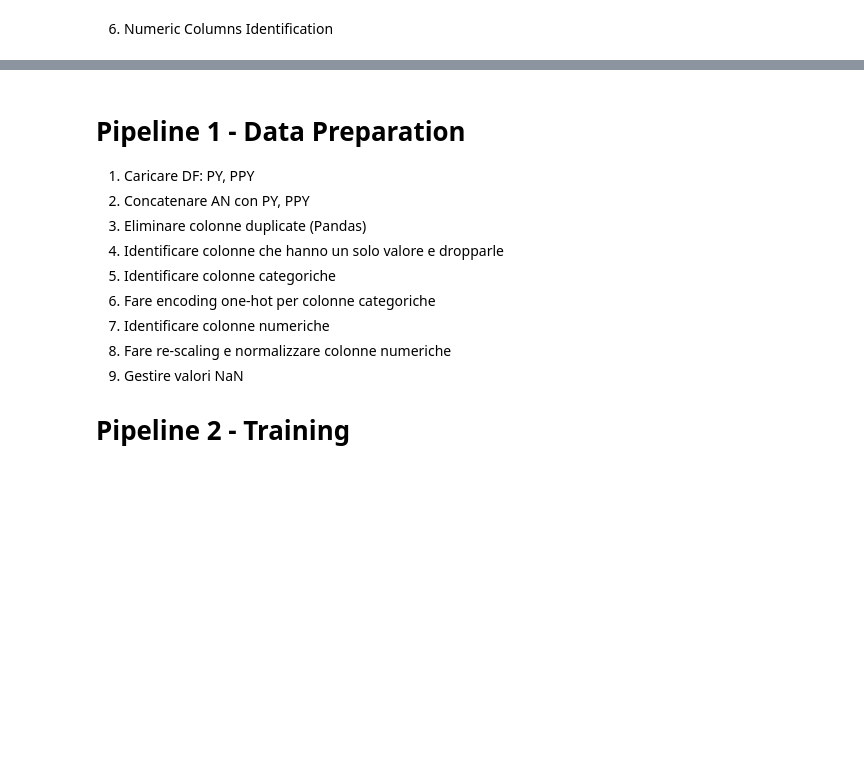
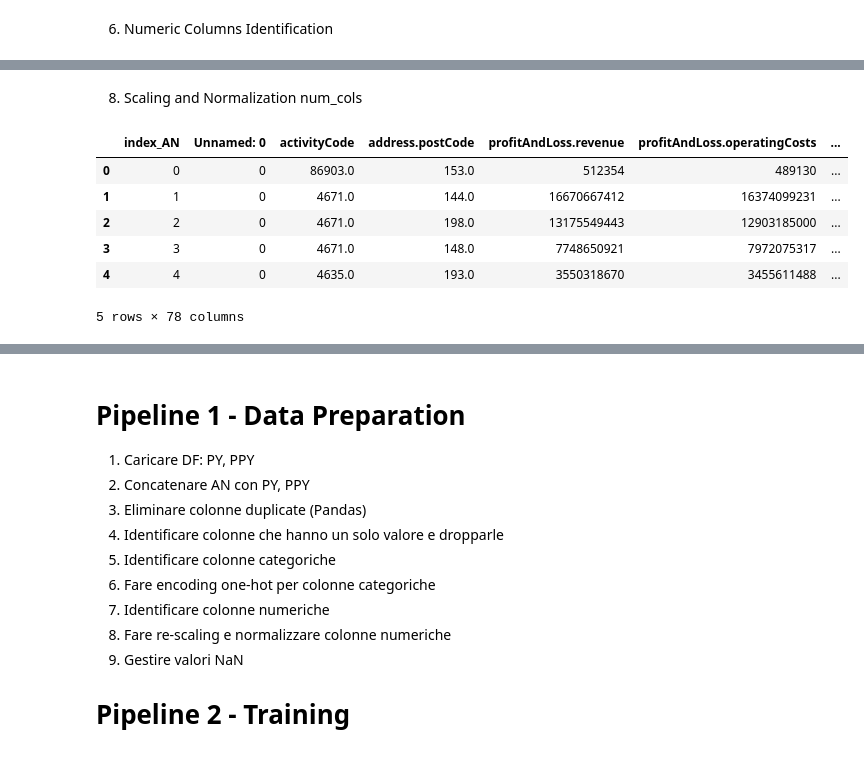
Before and after one commit to pierandreamorelli/cs_data_analysis, a Jupyter notebook: cs_data_analysis.ipynb, the cells around one changed output, grey strips where cells are left out. Cells and saved outputs as stored; diff of their text form; code cells hidden in the pictures; blank space fills up the shorter version.

```diff
--- a/cs_data_analysis.ipynb
+++ b/cs_data_analysis.ipynb
@@ -212,0 +209,2 @@ num_cols
+# %% [markdown]
+8. Scaling and Normalization num_cols
@@ -212,0 +215,10 @@ num_cols
+# %%
+num_df_LY.head()
+# %% [output]
+|  | index_AN | Unnamed: 0 | activityCode | address.postCode | profitAndLoss.revenue | profitAndLoss.operatingCosts | ... |
+| 0 | 0 | 0 | 86903.0 | 153.0 | 512354 | 489130 | ... |
+| 1 | 1 | 0 | 4671.0 | 144.0 | 16670667412 | 16374099231 | ... |
+| 2 | 2 | 0 | 4671.0 | 198.0 | 13175549443 | 12903185000 | ... |
+| 3 | 3 | 0 | 4671.0 | 148.0 | 7748650921 | 7972075317 | ... |
+| 4 | 4 | 0 | 4635.0 | 193.0 | 3550318670 | 3455611488 | ... |
+5 rows × 78 columns
```
Also changed, not shown: parts of 10 cells of this notebook.
